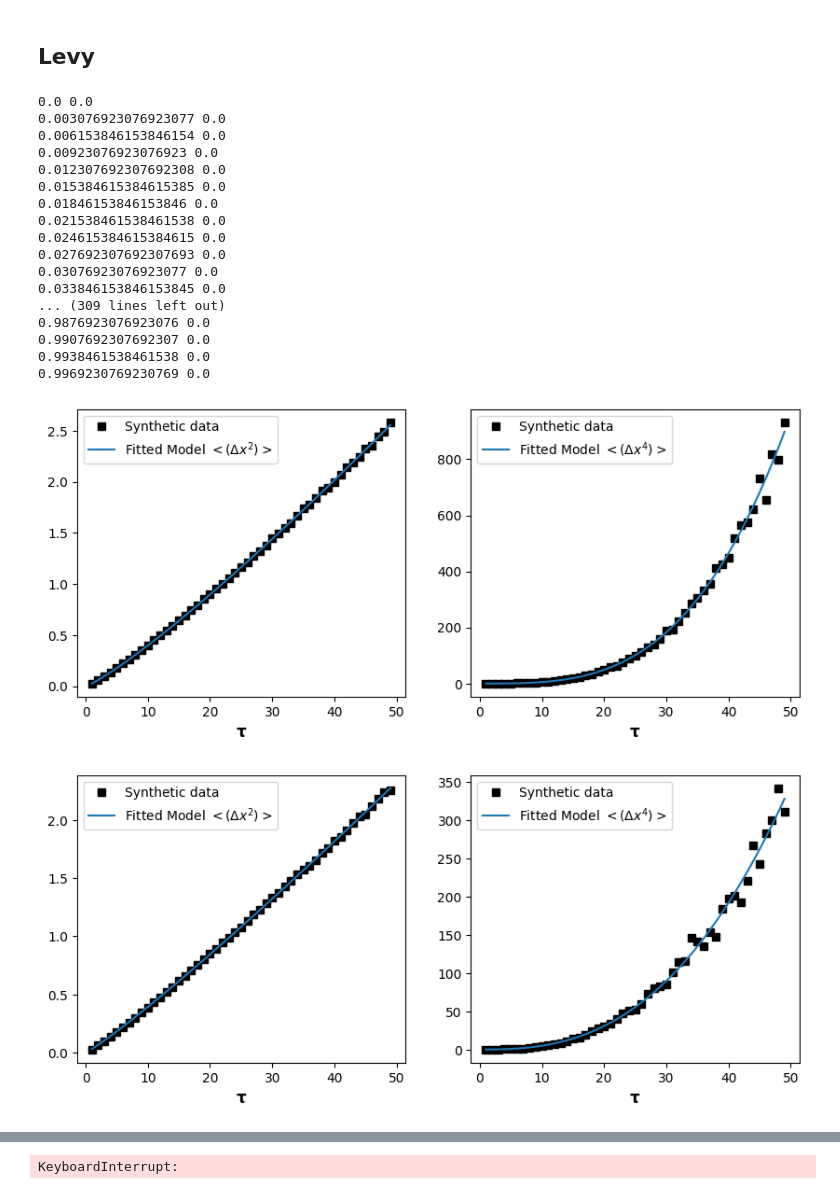
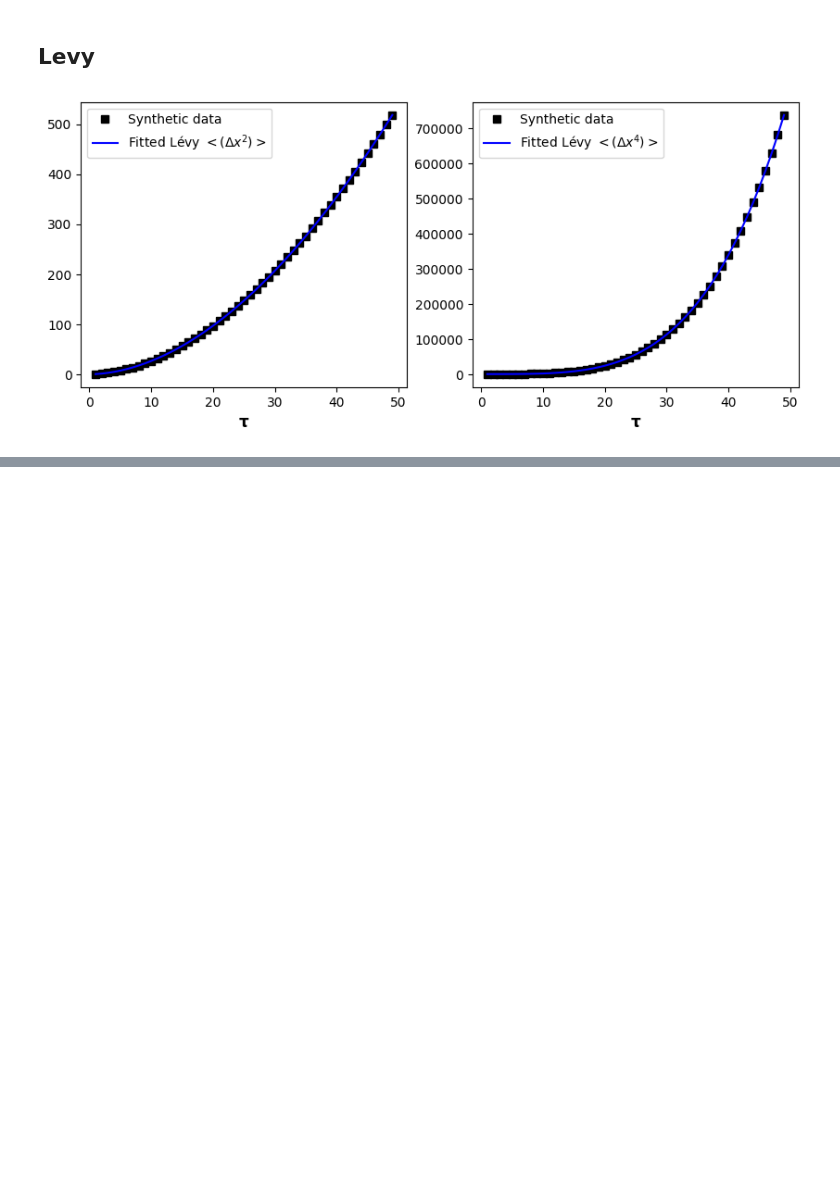
Before and after one commit to shailendrabhandari/IntLevPy, a Jupyter notebook: example.ipynb, the cells around one changed output, grey strips where cells are left out. Saved outputs shown, nothing was run; the diff lists cells and outputs as text; code cells hidden in the pictures; blank space fills up the shorter version.

```diff
--- a/example.ipynb
+++ b/example.ipynb
@@ -121,13 +121,13 @@ popt_x_diff = result_diff.x
 x_intermittent, y_intermittent = intermittent2(nt=1000000, dt=1, mean_bal_sac=g_v0, diffusion=g_D, rate21=g_lambda_B, rate12=g_lambda_D)
 x_levy, y_levy, _ = levy_flight_2D_2(n_redirections=1000000, n_max=1000000, lalpha=1.5, tmin=1, measuring_dt=1)
 def calculate_moments(data, tau_list):
-    ldx2 = []
-    ldx4 = []
+    dx2 = []
+    dx4 = []
     for tau in tau_list:
-        ldx = np.diff(data[::tau])
-        ldx2.append(np.mean(ldx**2))
-        ldx4.append(np.mean(ldx**4))
-    return np.array(ldx2), np.array(ldx4)
+        dx = np.diff(data[::tau])
+        dx2.append(np.mean(dx**2))
+        dx4.append(np.mean(dx**4))
+    return np.array(dx2), np.array(dx4)
 dx2_intermittent, dx4_intermittent = calculate_moments(x_intermittent, tau_list)
 dx2_levy, dx4_levy = calculate_moments(x_levy, tau_list)
 # %% [output]
@@ -279,81 +279,67 @@ plt.show()
 # %% [markdown]
 ## Levy
 # %%
+import numpy as np
 o_t_mins = 0.007
-o_alpha = 2
-for factor1 in np.arange(0,1,1.0/325):
-    l_alpha = o_alpha + factor1
-    for factor2 in np.arange(0,0.008,1):
-        g_t_mins = 1.5*o_t_mins - 0.5*factor1*o_t_mins
-        print(factor1,factor2)
+l_alpha = 2
+tau_list = np.arange(1, 50)
+#for factor1 in np.arange(0,1,1.0/325):#uremove this part
+#    l_alpha = o_alpha + factor1
+#    for factor2 in np.arange(0,0.008,1):
+#        g_t_mins = 1.5*o_t_mins - 0.5*factor1*o_t_mins
+#        print(factor1,factor2)
 
 # Function to calculate moments
-def calculate_moments(data):
+'''def calculate_moments(data, tau_list):
     dx2 = []
     dx4 = []
     for tau in tau_list:
         dx = np.diff(data[::tau])
         dx2.append(np.mean(dx**2))
         dx4.append(np.mean(dx**4))
-    return np.array(dx2), np.array(dx4)
+    return np.array(dx2), np.array(dx4)'''
 
 # Main loop for parameter sweep
-for factor1 in np.arange(0, 1, 1.0 / 325):
+for factor1 in np.arange(0, 1, 1.0 / 1):
     for factor2 in np.arange(0, 0.008, 1):
         g_t_mins = 1.5 * o_t_mins - 0.5 * factor1 * o_t_mins
 
         # Reset dy_lev and dx_lev for each parameter set
         dy_lev = []
         dx_lev = []
 
-        for i in range(22):
+        for i in range(10):
             # Generate synthetic data
-            lx_lev, ly_lev, lt_lev = levy_flight_2D_2(int(1500000 * l_alpha * 0.01 / g_t_mins), 150000, l_alpha, g_t_mins, 1)
+            lx_lev, ly_lev, lt_lev = levy_flight_2D_2(int(15000000 * l_alpha * 0.01 / g_t_mins), 150000, l_alpha, g_t_mins, 1)
             dy_lev.append(np.diff(ly_lev))
             dx_lev.append(np.diff(lx_lev))
 
         # Aggregate the data
         y_lev = np.cumsum(np.hstack(dy_lev))
         x_lev = np.cumsum(np.hstack(dx_lev))
 
         # Calculate momentsx
-        dx2, dx4 = calculate_moments(x_lev)
+        dx2, dx4 = calculate_moments(x_lev,tau_list)
 
         # Fit the moments
         popt_dx2, _ = curve_fit(mom2_model, tau_list, dx2)
         popt_dx4, _ = curve_fit(mom4_model, tau_list, dx4)
 
         # Plotting
         plt.figure(figsize=(10, 4))
         plt.subplot(1, 2, 1)  # Plot for the second moment
         plt.plot(tau_list, dx2, 'ks', alpha=1, label='Synthetic data')
-        plt.plot(tau_list, mom2_model(tau_list, *popt_dx2), label='Fitted Model $<(Δx^2)>$')
-        plt.xlabel(r'$\mathbf{\tau}$', fontsize=12)
+        plt.plot(tau_list, mom2_model(tau_list, *popt_dx2), label='Fitted Lévy $<(Δx^2)>$',color ='blue')
+        plt.xlabel(r'$\mathbf{\tau}$', fontsize=12, fontweight = 'bold')
         plt.legend()
+        #plt.savefig("bestlevy_fit_2.pdf")
 
         plt.subplot(1, 2, 2)  # Plot for the fourth moment
         plt.plot(tau_list, dx4, 'ks', alpha=1, label='Synthetic data')
-        plt.plot(tau_list, mom4_model(tau_list, *popt_dx4), label='Fitted Model $<(Δx^4)>$')
-        plt.xlabel(r'$\mathbf{\tau}$', fontsize=12)
+        plt.plot(tau_list, mom4_model(tau_list, *popt_dx4), label='Fitted Lévy $<(Δx^4)>$',color ='blue')
+        plt.xlabel(r'$\mathbf{\tau}$', fontsize=12,fontweight = 'bold')
         plt.legend()
+        #plt.savefig("bestlevy_fit_4.pdf")
         plt.show()
 # %% [output]
-0.0 0.0
-0.003076923076923077 0.0
-0.006153846153846154 0.0
-0.00923076923076923 0.0
-0.012307692307692308 0.0
-0.015384615384615385 0.0
-0.01846153846153846 0.0
-0.021538461538461538 0.0
-0.024615384615384615 0.0
-0.027692307692307693 0.0
-0.03076923076923077 0.0
-0.033846153846153845 0.0
-... (309 lines left out)
-0.9876923076923076 0.0
-0.9907692307692307 0.0
-0.9938461538461538 0.0
-0.9969230769230769 0.0
-[figure, old version]
+[figure, new version]
-[figure, removed]
@@ -365 +345,0 @@ for factor1 in np.arange(0, 1, 1.0 / 325):
-KeyboardInterrupt:
```
Also changed, not shown: parts of 13 cells of this notebook, 5 other files.
